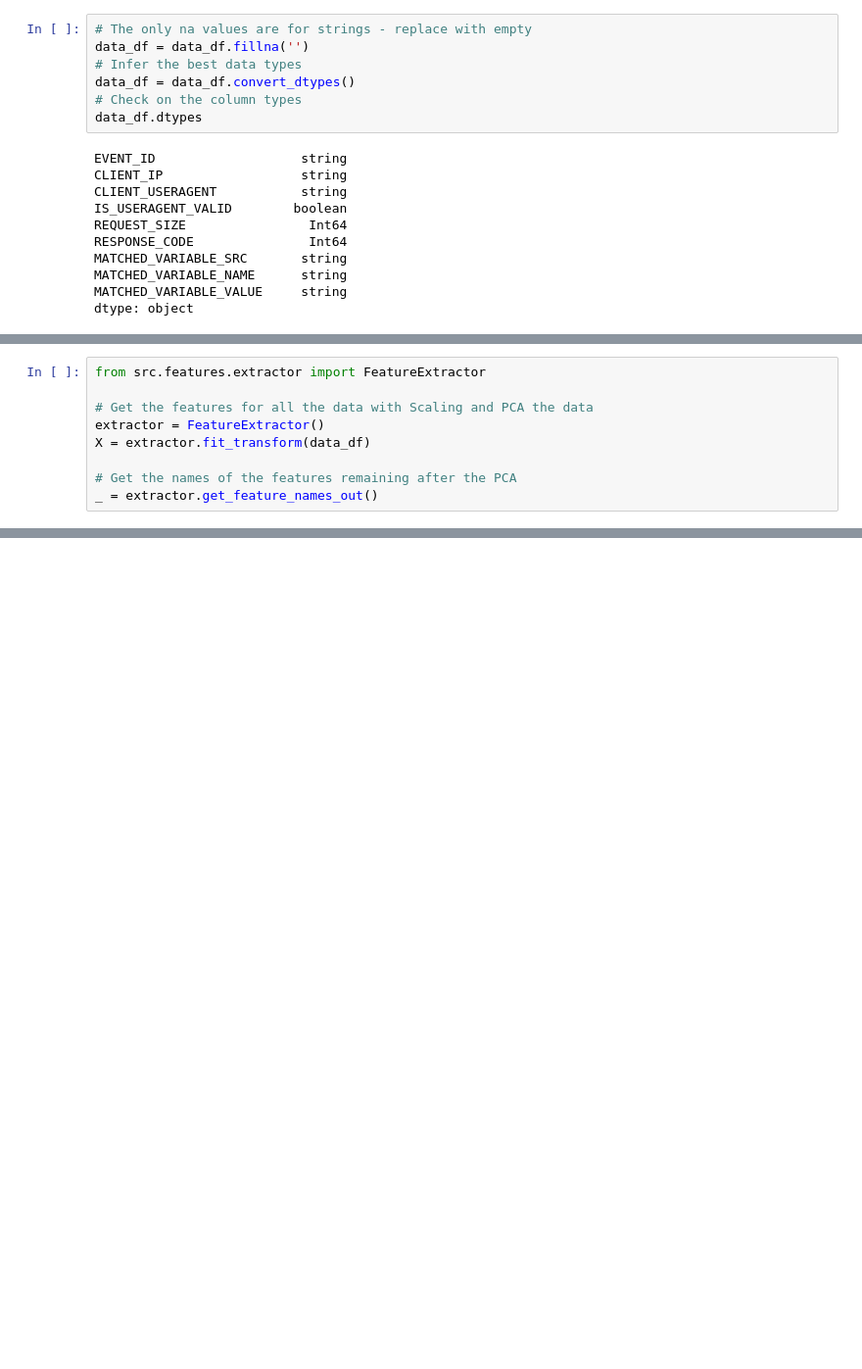
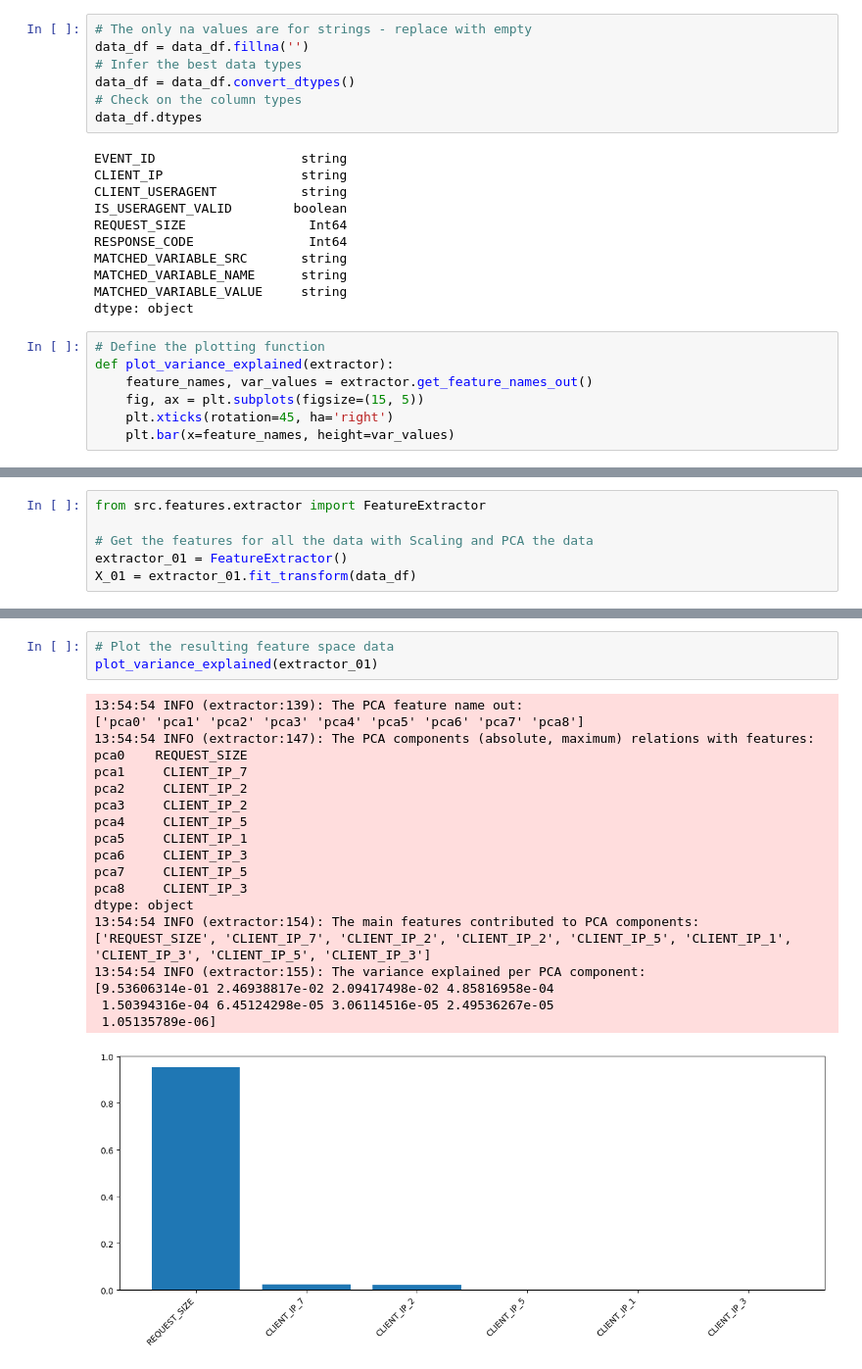
Before and after one commit to ivan-zapreev/ML-PT, a Jupyter notebook: 02_data_analysis.ipynb, the cells around one changed output, grey strips where cells are left out. Shown: that part at 98% size. Saved outputs shown, nothing was run; the diff lists cells and outputs as text; blank space fills up the shorter version.

```diff
--- a/02_data_analysis.ipynb
+++ b/02_data_analysis.ipynb
@@ -35,3 +35,10 @@ MATCHED_VARIABLE_SRC       string
 MATCHED_VARIABLE_NAME      string
 MATCHED_VARIABLE_VALUE     string
 dtype: object
+# %%
+# Define the plotting function
+def plot_variance_explained(extractor):
+    feature_names, var_values = extractor.get_feature_names_out()
+    fig, ax = plt.subplots(figsize=(15, 5))
+    plt.xticks(rotation=45, ha='right')
+    plt.bar(x=feature_names, height=var_values)
@@ -39,9 +51,6 @@ dtype: object
 from src.features.extractor import FeatureExtractor
 
 # Get the features for all the data with Scaling and PCA the data
-extractor = FeatureExtractor()
-X = extractor.fit_transform(data_df)
-
-# Get the names of the features remaining after the PCA
-_ = extractor.get_feature_names_out()
+extractor_01 = FeatureExtractor()
+X_01 = extractor_01.fit_transform(data_df)
 # %% [output]
@@ -64,0 +74,24 @@ _ = extractor.get_feature_names_out()
+# %%
+# Plot the resulting feature space data
+plot_variance_explained(extractor_01)
+# %% [output]
+13:54:54 INFO (extractor:139): The PCA feature name out:
+['pca0' 'pca1' 'pca2' 'pca3' 'pca4' 'pca5' 'pca6' 'pca7' 'pca8']
+13:54:54 INFO (extractor:147): The PCA components (absolute, maximum) relations with features:
+pca0    REQUEST_SIZE
+pca1     CLIENT_IP_7
+pca2     CLIENT_IP_2
+pca3     CLIENT_IP_2
+pca4     CLIENT_IP_5
+pca5     CLIENT_IP_1
+pca6     CLIENT_IP_3
+pca7     CLIENT_IP_5
+pca8     CLIENT_IP_3
+dtype: object
+13:54:54 INFO (extractor:154): The main features contributed to PCA components:
+['REQUEST_SIZE', 'CLIENT_IP_7', 'CLIENT_IP_2', 'CLIENT_IP_2', 'CLIENT_IP_5', 'CLIENT_IP_1', 'CLIENT_IP_3', 'CLIENT_IP_5', 'CLIENT_IP_3']
+13:54:54 INFO (extractor:155): The variance explained per PCA component:
+[9.53606314e-01 2.46938817e-02 2.09417498e-02 4.85816958e-04
+ 1.50394316e-04 6.45124298e-05 3.06114516e-05 2.49536267e-05
+ 1.05135789e-06]
+[figure, added]
```
Also changed, not shown: parts of 13 cells of this notebook, 1 other file.
